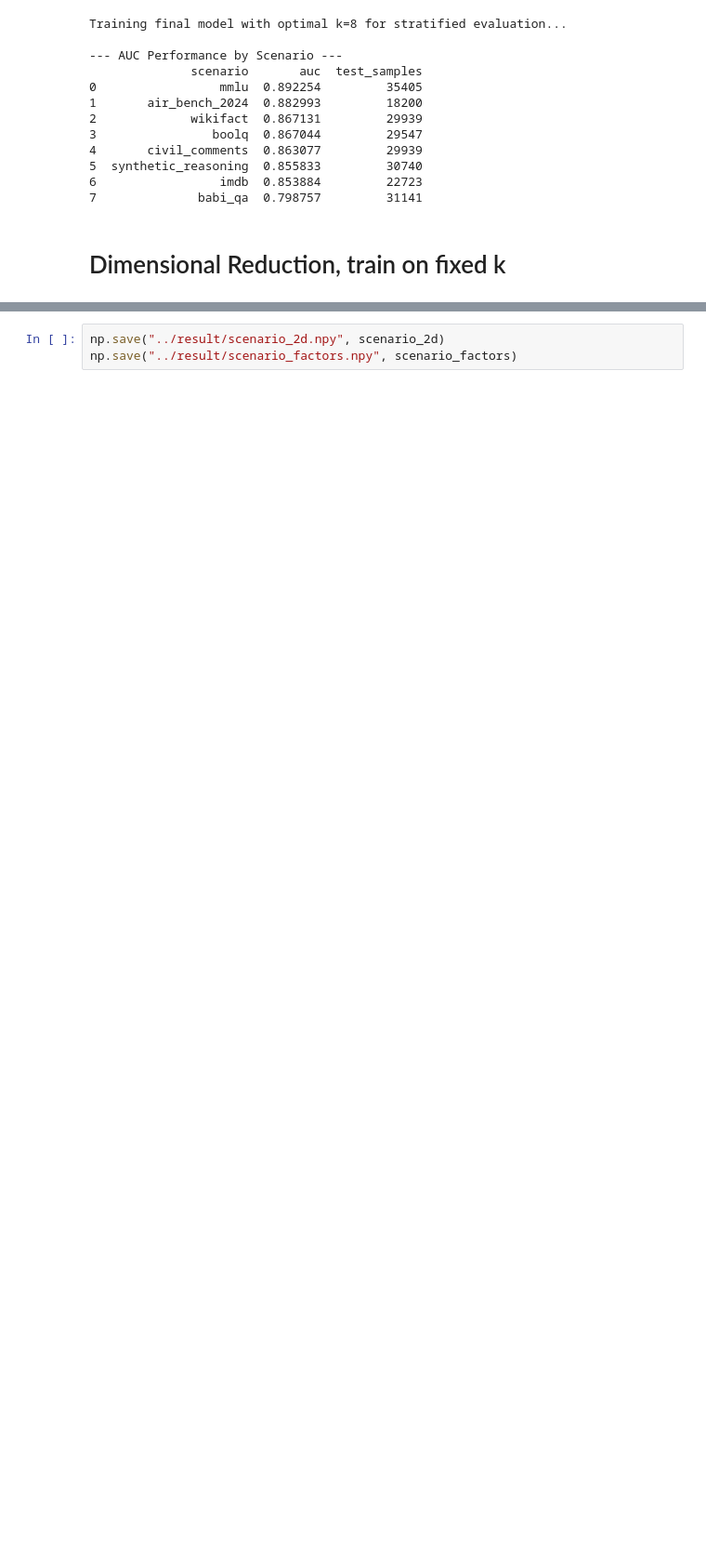
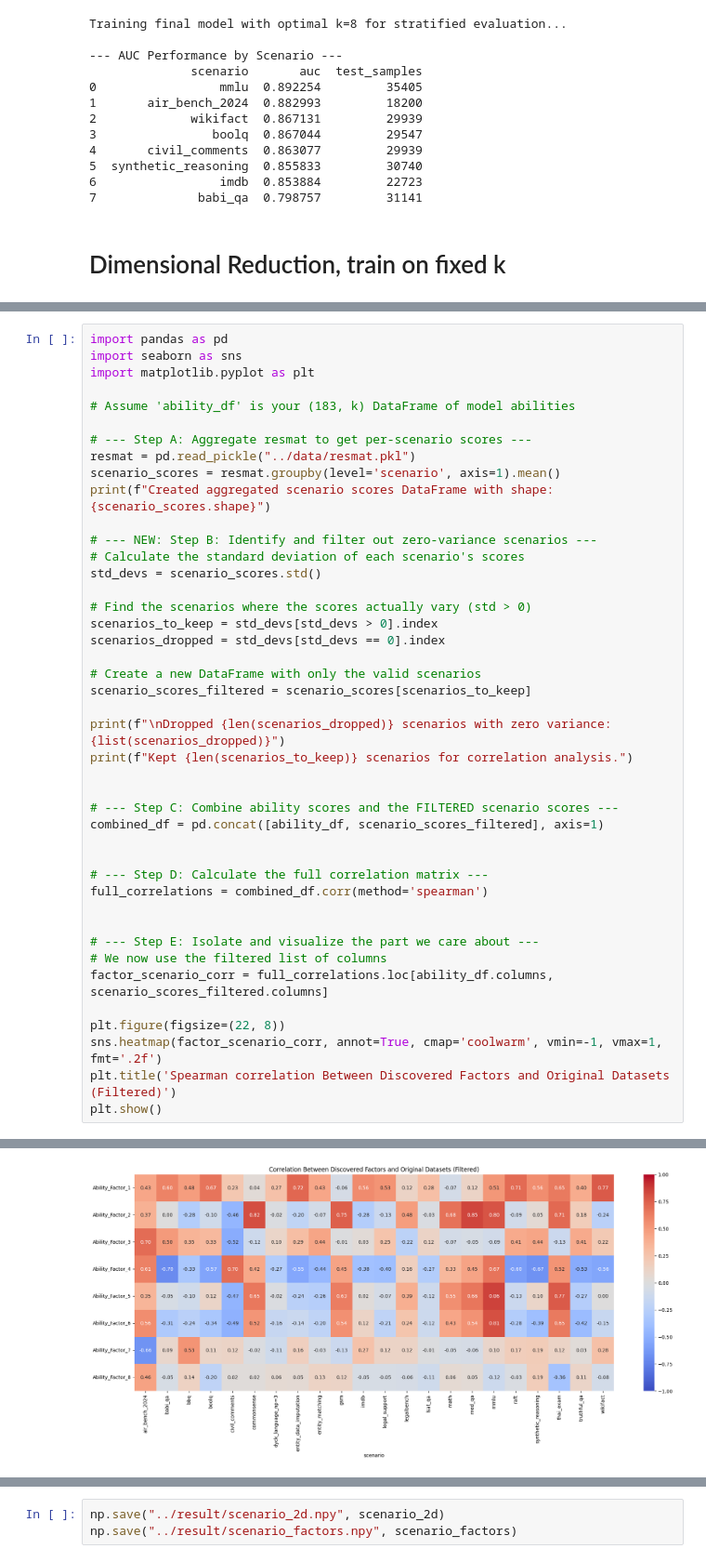
Before and after one commit to ronanhansel/reeval-multi, a Jupyter notebook: factor_analysis/item.ipynb, the cells around one changed output, grey strips where cells are left out. Shown at 93% size. Cells and saved outputs as stored; diff of their text form; blank space fills up the shorter version.

```diff
--- a/factor_analysis/item.ipynb
+++ b/factor_analysis/item.ipynb
@@ -284,0 +357,44 @@ Training final model with optimal k=8 for stratified evaluation...
+# %%
+import pandas as pd
+import seaborn as sns
+import matplotlib.pyplot as plt
+
+# Assume 'ability_df' is your (183, k) DataFrame of model abilities
+
+# --- Step A: Aggregate resmat to get per-scenario scores ---
+resmat = pd.read_pickle("../data/resmat.pkl")
+scenario_scores = resmat.groupby(level='scenario', axis=1).mean()
+print(f"Created aggregated scenario scores DataFrame with shape: {scenario_scores.shape}")
+
+# --- NEW: Step B: Identify and filter out zero-variance scenarios ---
+# Calculate the standard deviation of each scenario's scores
+std_devs = scenario_scores.std()
+
+# Find the scenarios where the scores actually vary (std > 0)
+scenarios_to_keep = std_devs[std_devs > 0].index
+scenarios_dropped = std_devs[std_devs == 0].index
+
+# Create a new DataFrame with only the valid scenarios
+scenario_scores_filtered = scenario_scores[scenarios_to_keep]
+
+print(f"\nDropped {len(scenarios_dropped)} scenarios with zero variance: {list(scenarios_dropped)}")
+print(f"Kept {len(scenarios_to_keep)} scenarios for correlation analysis.")
+
+
+# --- Step C: Combine ability scores and the FILTERED scenario scores ---
+combined_df = pd.concat([ability_df, scenario_scores_filtered], axis=1)
+
+
+# --- Step D: Calculate the full correlation matrix ---
+full_correlations = combined_df.corr(method='spearman')
+
+
+# --- Step E: Isolate and visualize the part we care about ---
+# We now use the filtered list of columns
+factor_scenario_corr = full_correlations.loc[ability_df.columns, scenario_scores_filtered.columns]
+
+plt.figure(figsize=(22, 8))
+sns.heatmap(factor_scenario_corr, annot=True, cmap='coolwarm', vmin=-1, vmax=1, fmt='.2f')
+plt.title('Spearman correlation Between Discovered Factors and Original Datasets (Filtered)')
+plt.show()
+# %% [output]
@@ -285 +405,2 @@ Training final model with optimal k=8 for stratified evaluation...
+[figure, added]
 # %%
```
Also changed, not shown: parts of 21 cells of this notebook, 3 other files.
